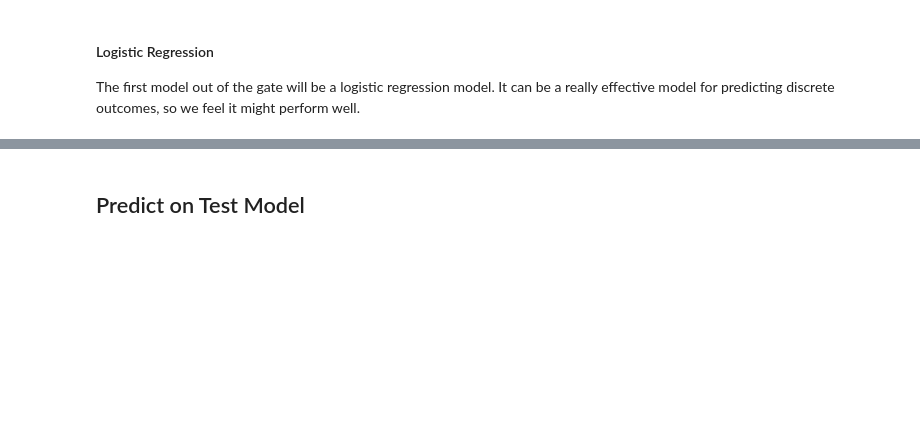
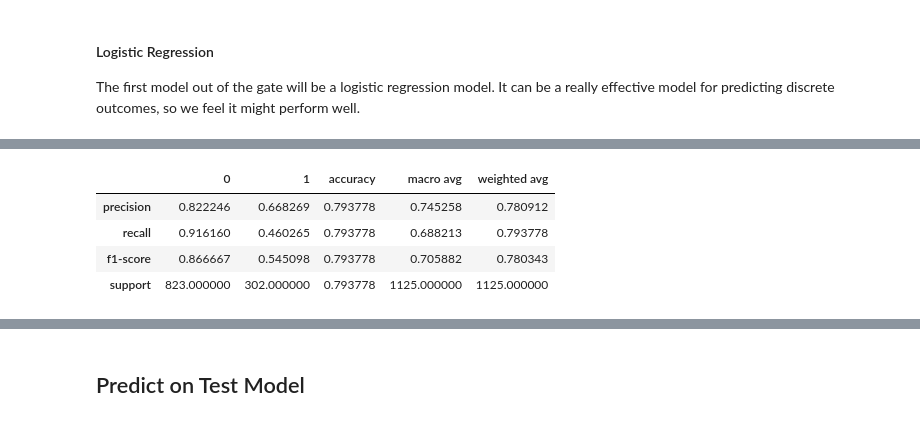
Before and after one commit to sonny-chase-nick-classification-project/telco_classification, a Jupyter notebook: Why_are_our_customers_churning.ipynb, the cells around one changed output, grey strips where cells are left out. Saved outputs shown, nothing was run; the diff lists cells and outputs as text; code cells hidden in the pictures; blank space fills up the shorter version.

```diff
--- a/Why_are_our_customers_churning.ipynb
+++ b/Why_are_our_customers_churning.ipynb
@@ -934,0 +990,11 @@ With these as our focused efforts moving into the modeling phase, all models wil
+# %%
+# Fit the model on validate dataset and then predict
+clf.fit(X_train, y_train)
+y_pred = clf.predict(X_validate)
+pd.DataFrame(classification_report(y_validate, y_pred, output_dict=True))
+# %% [output]
+|  | 0 | 1 | accuracy | macro avg | weighted avg |
+| precision | 0.822246 | 0.668269 | 0.793778 | 0.745258 | 0.780912 |
+| recall | 0.916160 | 0.460265 | 0.793778 | 0.688213 | 0.793778 |
+| f1-score | 0.866667 | 0.545098 | 0.793778 | 0.705882 | 0.780343 |
+| support | 823.000000 | 302.000000 | 0.793778 | 1125.000000 | 1125.000000 |
```
Also changed, not shown: parts of 32 cells of this notebook.
